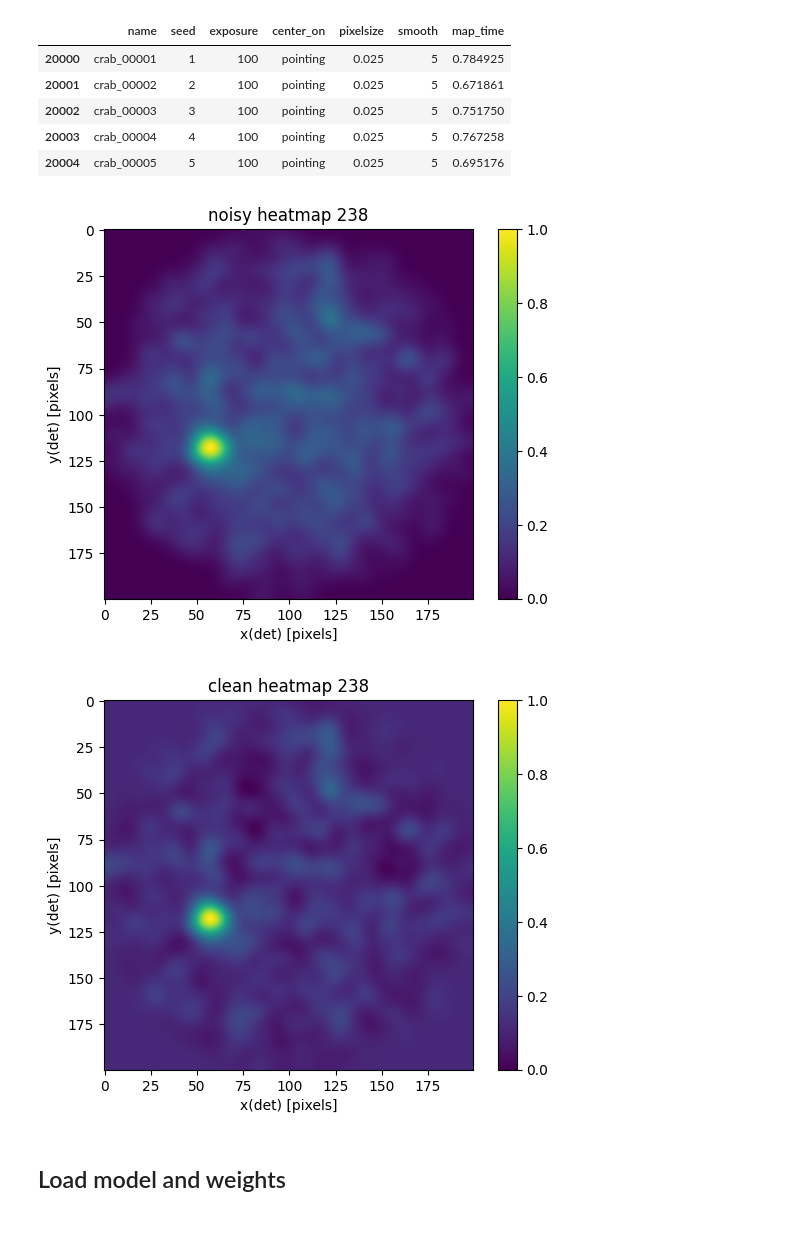
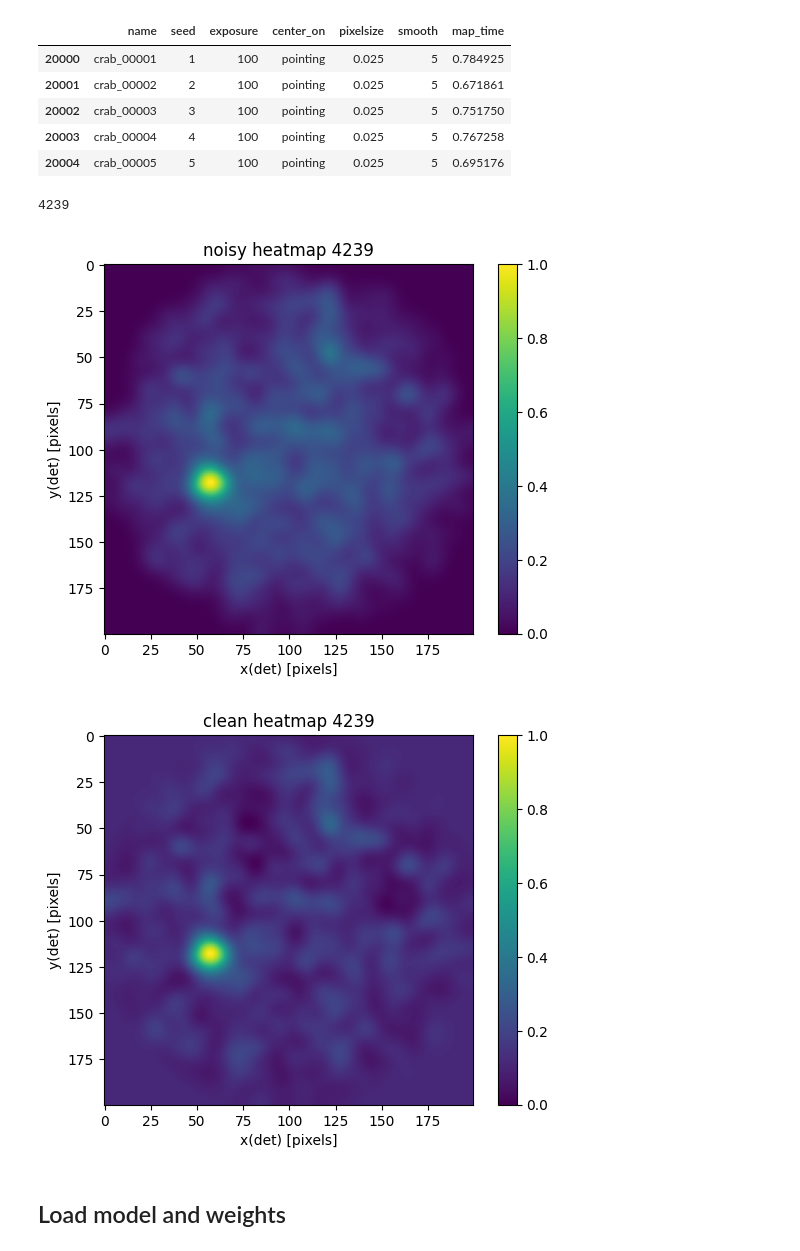
Before and after one commit to ambra-dipiano/astroAI, a Jupyter notebook: astroai/notebooks/cnn-cleaner.ipynb, the cells around one changed output. Saved outputs shown, nothing was run; the diff lists cells and outputs as text; code cells hidden in the pictures.

```diff
--- a/astroai/notebooks/cnn-cleaner.ipynb
+++ b/astroai/notebooks/cnn-cleaner.ipynb
@@ -60,12 +60,17 @@ map_data.head()
 # %%
 from astroai.tools.utils import plot_heatmap
 
 idx = np.random.choice(range(len(test_noisy)))
-plot_heatmap(test_noisy[idx], title=f'noisy heatmap {idx}', show=True, save=False, save_name=None)
-plot_heatmap(test_clean[idx], title=f'clean heatmap {idx}', show=True, save=False, save_name=None)
+# find seed to get the original heatmap
+seed = len(train_noisy) + idx + 1
+print(seed)
+
+plot_heatmap(test_noisy[idx], title=f'noisy heatmap {seed}', show=True, save=False, save_name=None)
+plot_heatmap(test_clean[idx], title=f'clean heatmap {seed}', show=True, save=False, save_name=None)
 # %% [output]
+4239
-[figure, old version]
+[figure, new version]
-[figure, old version]
+[figure, new version]
 # %% [markdown]
 ## Load model and weights
 # %%
```
Also changed, not shown: parts of 11 cells of this notebook.
